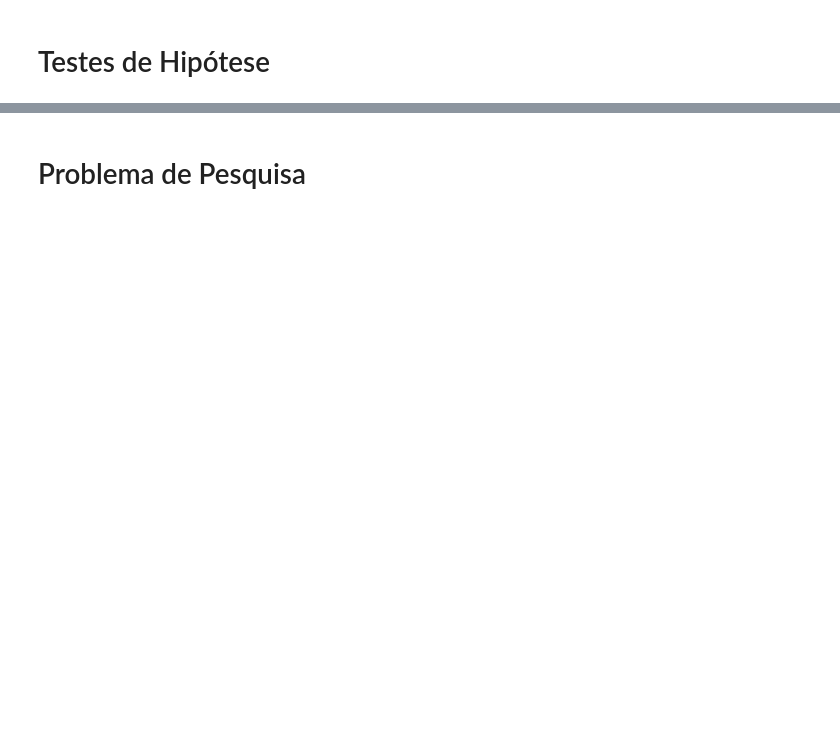
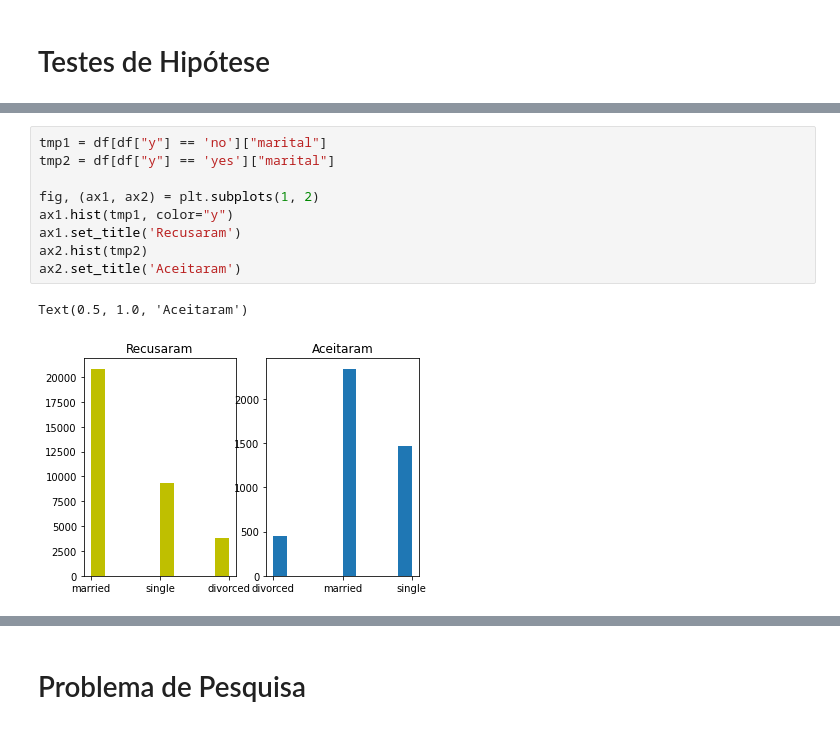
Before and after one commit to bruno-marcelino10/projeto-icd-ufmg, a Jupyter notebook: notebook/EDA.ipynb, the cells around one changed output, grey strips where cells are left out. Drawn from its saved outputs; the diff is of its cells as text; blank space fills up the shorter version.

```diff
--- a/notebook/EDA.ipynb
+++ b/notebook/EDA.ipynb
@@ -242,0 +228,12 @@ plt.plot()
+# %%
+tmp1 = df[df["y"] == 'no']["marital"]
+tmp2 = df[df["y"] == 'yes']["marital"]
+
+fig, (ax1, ax2) = plt.subplots(1, 2)
+ax1.hist(tmp1, color="y")
+ax1.set_title('Recusaram')
+ax2.hist(tmp2)
+ax2.set_title('Aceitaram')
+# %% [output]
+Text(0.5, 1.0, 'Aceitaram')
+[figure, added]
```
Also changed, not shown: parts of 21 cells of this notebook.
